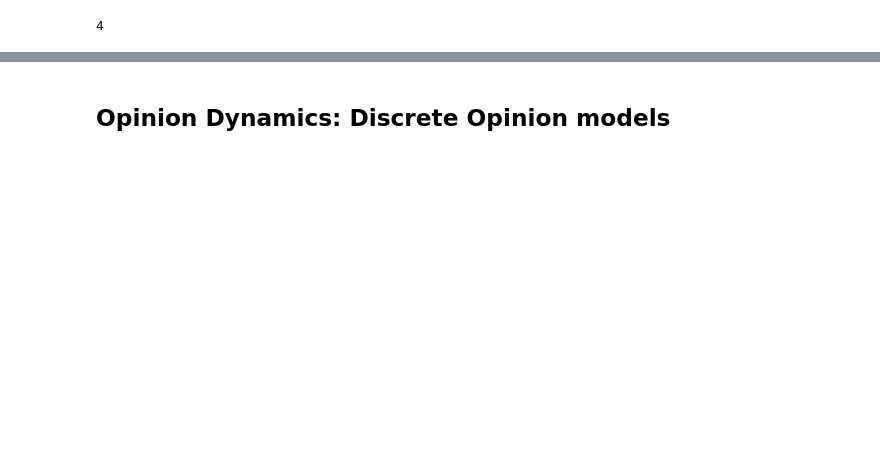
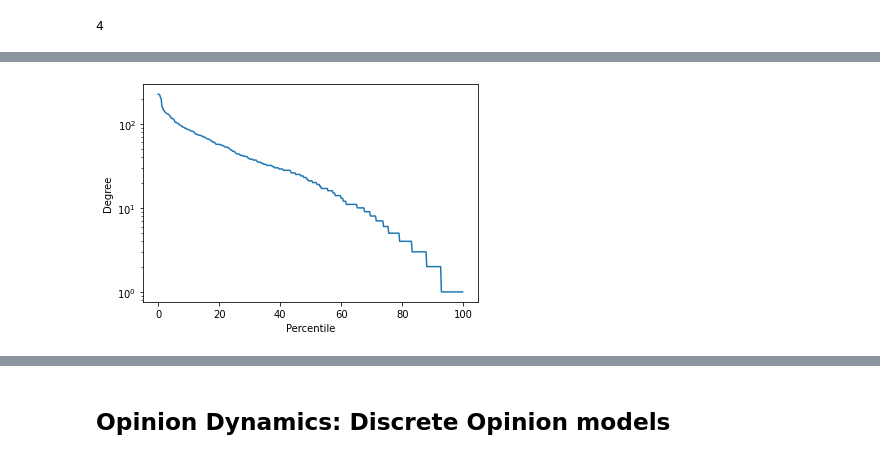
Before and after one commit to Caput97/bookdealer-recommendation-network, a Jupyter notebook: opinion_dynamics.ipynb, the cells around one changed output, grey strips where cells are left out. Drawn from its saved outputs; the diff is of its cells as text; code cells hidden in the pictures; blank space fills up the shorter version.

```diff
--- a/opinion_dynamics.ipynb
+++ b/opinion_dynamics.ipynb
@@ -65,6 +71,8 @@ edge_list = pd.DataFrame(columns=['Source', 'Target', 'Weight'], data=edges)
 G = nx.from_pandas_edgelist(edge_list[edge_list['Weight']>1], 'Source', 'Target', ['Weight'])
 # %%
 edge_list.to_csv('data/booksellers-edge.csv')
+# %%
+nodes = list(G.nodes)
 # %% [markdown]
 ## Network analysis
 # %%
@@ -117,0 +126,14 @@ nx.average_clustering(G)
+# %%
+nodes_by_degree = sorted([(node, G.degree[node]) for node in nodes],
+                         key=lambda t: t[1],
+                         reverse=True)
+# %%
+fig, ax = plt.subplots()
+ax = sns.lineplot(x=[count*100/len(nodes_by_degree) for count,node in enumerate(nodes_by_degree)],
+                  y=[node[1] for node in nodes_by_degree])
+ax.set_xlabel('Percentile')
+ax.set_ylabel('Degree')
+ax.set_yscale('log')
+plt.show()
+# %% [output]
+[figure, added]
```
Also changed, not shown: parts of 83 cells of this notebook, 12 other files.
